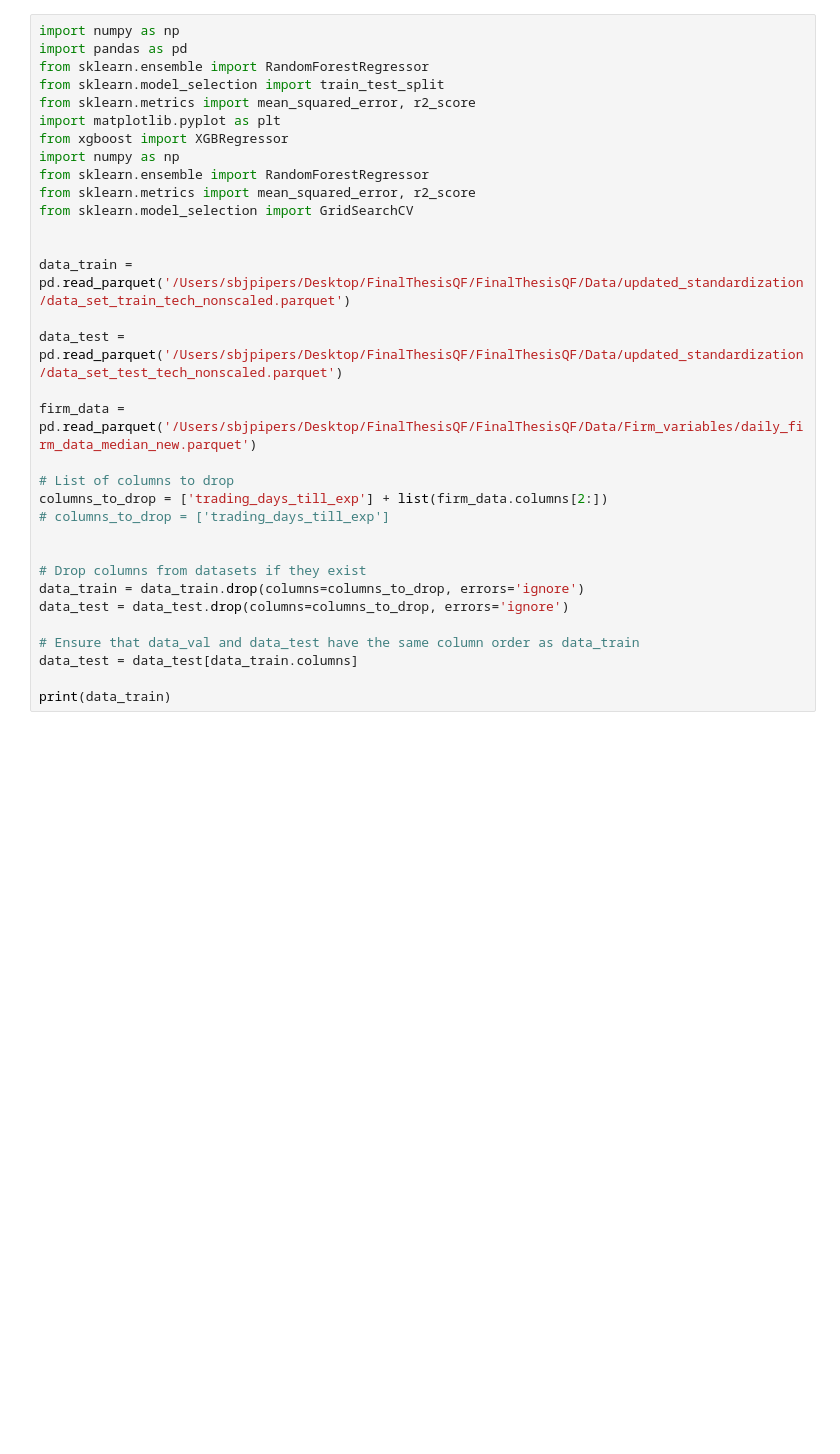
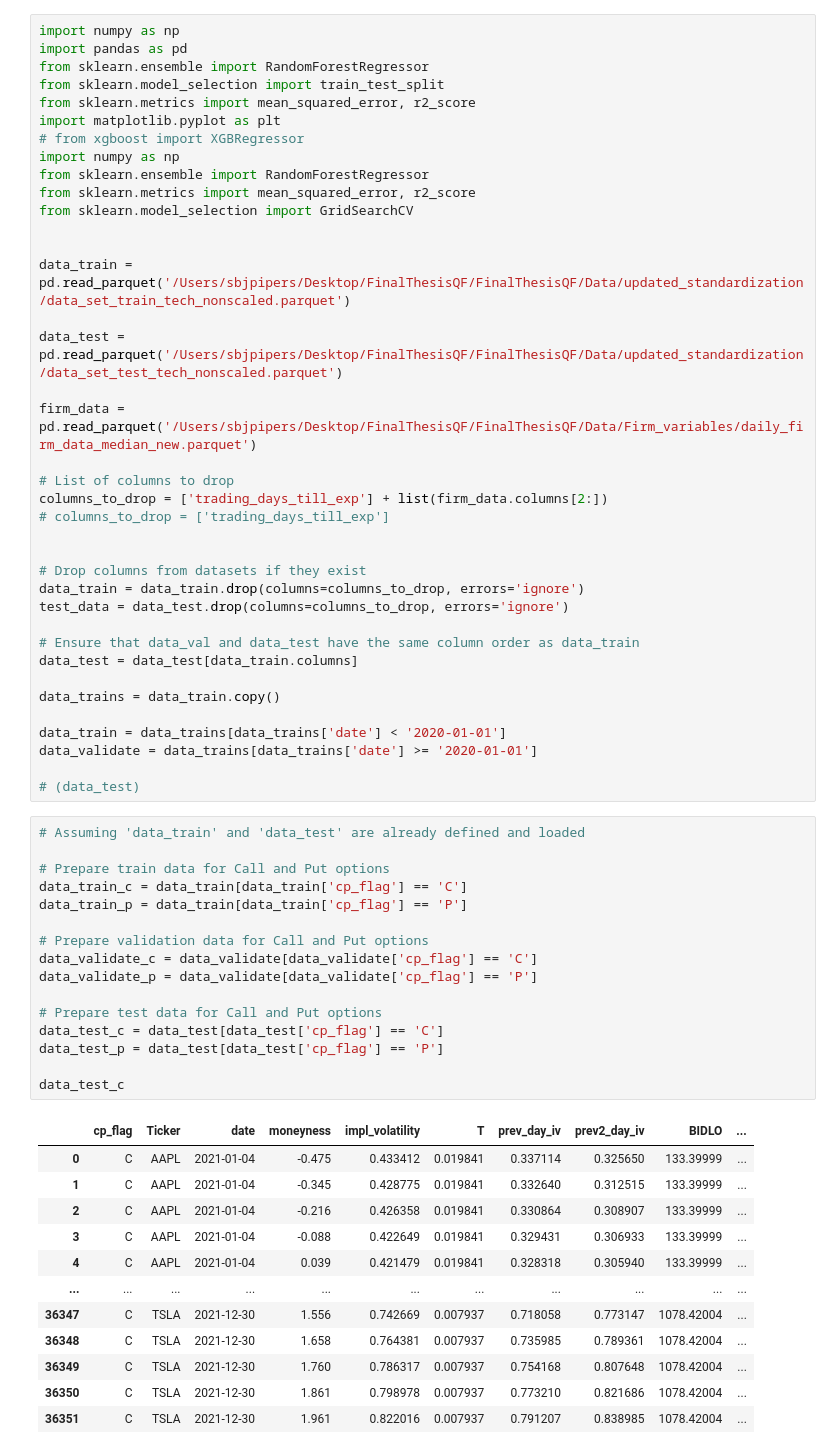
Before and after one commit to Spipers/FinalThesisQF, a Jupyter notebook: Notebooks/gradient_boosting/gradient_boosting_tech.ipynb, the cells around one changed output. Cells and saved outputs as stored; diff of their text form; blank space fills up the shorter version.

```diff
--- a/Notebooks/gradient_boosting/gradient_boosting_tech.ipynb
+++ b/Notebooks/gradient_boosting/gradient_boosting_tech.ipynb
@@ -5,7 +5,7 @@ from sklearn.ensemble import RandomForestRegressor
 from sklearn.model_selection import train_test_split
 from sklearn.metrics import mean_squared_error, r2_score
 import matplotlib.pyplot as plt
-from xgboost import XGBRegressor
+# from xgboost import XGBRegressor
 import numpy as np
 from sklearn.ensemble import RandomForestRegressor
 from sklearn.metrics import mean_squared_error, r2_score
@@ -25,9 +25,43 @@ columns_to_drop = ['trading_days_till_exp'] + list(firm_data.columns[2:])
 
 # Drop columns from datasets if they exist
 data_train = data_train.drop(columns=columns_to_drop, errors='ignore')
-data_test = data_test.drop(columns=columns_to_drop, errors='ignore')
+test_data = data_test.drop(columns=columns_to_drop, errors='ignore')
 
 # Ensure that data_val and data_test have the same column order as data_train
 data_test = data_test[data_train.columns]
 
-print(data_train)
+data_trains = data_train.copy()
+
+data_train = data_trains[data_trains['date'] < '2020-01-01']
+data_validate = data_trains[data_trains['date'] >= '2020-01-01']
+
+# (data_test)
+# %%
+# Assuming 'data_train' and 'data_test' are already defined and loaded
+
+# Prepare train data for Call and Put options
+data_train_c = data_train[data_train['cp_flag'] == 'C']
+data_train_p = data_train[data_train['cp_flag'] == 'P']
+
+# Prepare validation data for Call and Put options
+data_validate_c = data_validate[data_validate['cp_flag'] == 'C']
+data_validate_p = data_validate[data_validate['cp_flag'] == 'P']
+
+# Prepare test data for Call and Put options
+data_test_c = data_test[data_test['cp_flag'] == 'C']
+data_test_p = data_test[data_test['cp_flag'] == 'P']
+
+data_test_c
+# %% [output]
+|  | cp_flag | Ticker | date | moneyness | impl_volatility | T | prev_day_iv | prev2_day_iv | BIDLO | ... |
+| 0 | C | AAPL | 2021-01-04 | -0.475 | 0.433412 | 0.019841 | 0.337114 | 0.325650 | 133.39999 | ... |
+| 1 | C | AAPL | 2021-01-04 | -0.345 | 0.428775 | 0.019841 | 0.332640 | 0.312515 | 133.39999 | ... |
+| 2 | C | AAPL | 2021-01-04 | -0.216 | 0.426358 | 0.019841 | 0.330864 | 0.308907 | 133.39999 | ... |
+| 3 | C | AAPL | 2021-01-04 | -0.088 | 0.422649 | 0.019841 | 0.329431 | 0.306933 | 133.39999 | ... |
+| 4 | C | AAPL | 2021-01-04 | 0.039 | 0.421479 | 0.019841 | 0.328318 | 0.305940 | 133.39999 | ... |
+| ... | ... | ... | ... | ... | ... | ... | ... | ... | ... | ... |
+| 36347 | C | TSLA | 2021-12-30 | 1.556 | 0.742669 | 0.007937 | 0.718058 | 0.773147 | 1078.42004 | ... |
+| 36348 | C | TSLA | 2021-12-30 | 1.658 | 0.764381 | 0.007937 | 0.735985 | 0.789361 | 1078.42004 | ... |
+| 36349 | C | TSLA | 2021-12-30 | 1.760 | 0.786317 | 0.007937 | 0.754168 | 0.807648 | 1078.42004 | ... |
+| 36350 | C | TSLA | 2021-12-30 | 1.861 | 0.798978 | 0.007937 | 0.773210 | 0.821686 | 1078.42004 | ... |
+| 36351 | C | TSLA | 2021-12-30 | 1.961 | 0.822016 | 0.007937 | 0.791207 | 0.838985 | 1078.42004 | ... |
```
Also changed, not shown: parts of 8 cells of this notebook, 35 other files.
